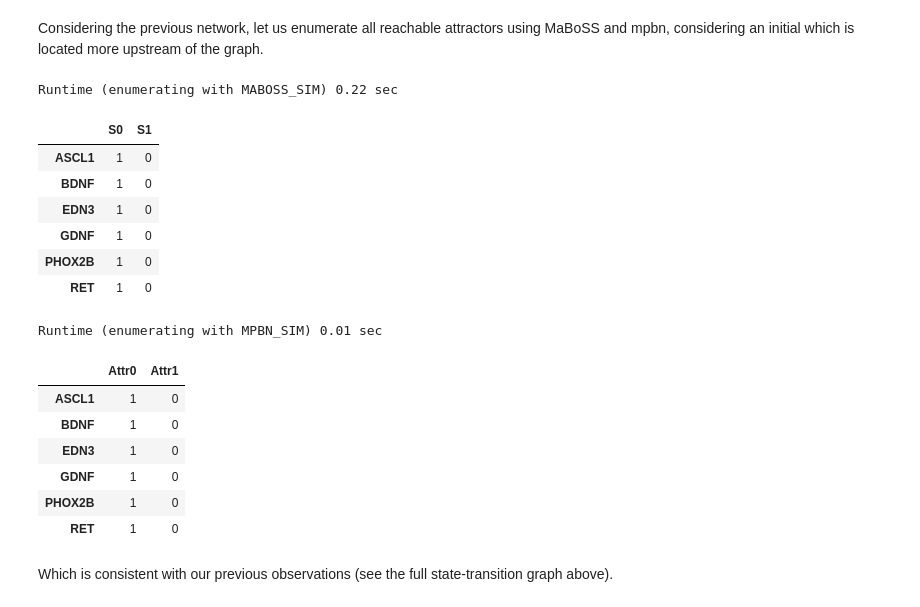
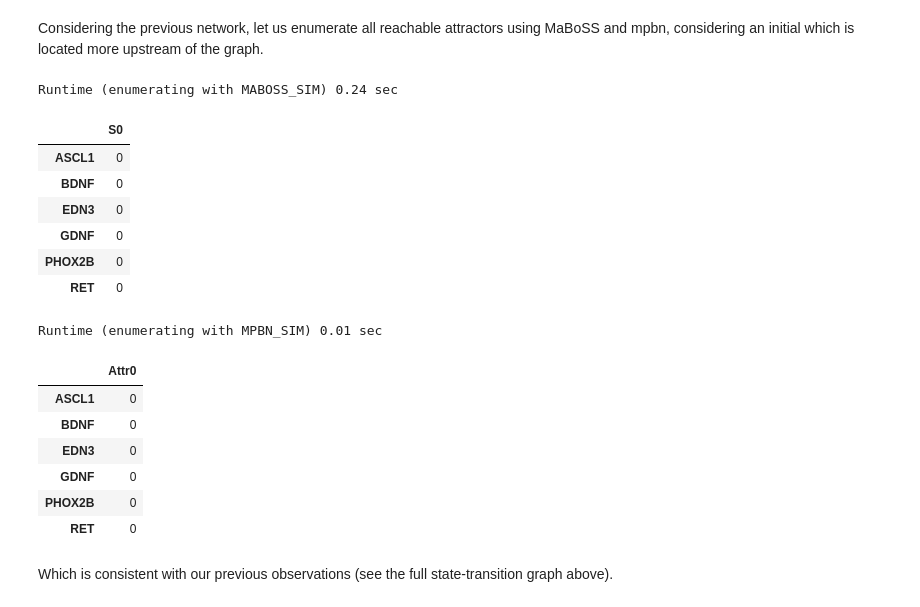
Before and after one commit to clreda/NORDic, a Jupyter notebook: notebooks/NORDic Network Simulations.ipynb, the cells around one changed output. Drawn from its saved outputs; the diff is of its cells as text; code cells hidden in the pictures.

```diff
--- a/notebooks/NORDic Network Simulations.ipynb
+++ b/notebooks/NORDic Network Simulations.ipynb
@@ -43,7 +43,7 @@ import mpbn
 
 net = mpbn.MPBooleanNetwork(mpbn.load(network_fname))
 x0 = net.zero() # consider initial state where all gene expression levels are set to 0...
-for g in ["ASCL1", "BDNF", "RET"]: #... except for ASCL1 and BDNF and RET
+for g in ['BDNF', 'EDN3']: #... except for 'BDNF' and 'EDN3'
     x0[g] = 1
 # %% [markdown]
 Using [mpbn](https://github.com/bnediction/mpbn), one can visualize the state-transition graph (i.e., states connected if one can go from one to the other by a single update step). Note that it can be **very** large and computationally expensive if the number of nodes is large
@@ -182,24 +182,24 @@ State 101111 is not reachable
 # %% [markdown]
 Considering the previous network, let us enumerate all reachable attractors using MaBoSS and mpbn, considering an initial which is located more upstream of the graph.
 # %%
-initial = pd.DataFrame([[1,0,1,0,1,0]], columns=[g for g in x0], index=["initial"]).T
+initial = pd.DataFrame(pd.Series(x0), columns=["initial"])
 nee = MABOSS_SIM(seednb,njobs)
 nee.update_network(network_fname, initial, verbose=False)
 start_time = time()
 nee.enumerate_attractors() ## enumerate all attractors
 print("Runtime (enumerating with MABOSS_SIM) %.2f sec" % (time()-start_time))
 nee.attrs
 # %% [output]
-Runtime (enumerating with MABOSS_SIM) 0.22 sec
+Runtime (enumerating with MABOSS_SIM) 0.24 sec
-|  | S0 | S1 |
-| ASCL1 | 1 | 0 |
-| BDNF | 1 | 0 |
-| EDN3 | 1 | 0 |
-| GDNF | 1 | 0 |
-| PHOX2B | 1 | 0 |
-| RET | 1 | 0 |
+|  | S0 |
+| ASCL1 | 0 |
+| BDNF | 0 |
+| EDN3 | 0 |
+| GDNF | 0 |
+| PHOX2B | 0 |
+| RET | 0 |
 # %%
-initial = pd.DataFrame([[1,0,1,0,1,0]], columns=[g for g in x0], index=["initial"]).T
+initial = pd.DataFrame(pd.Series(x0), columns=["initial"])
 nee = MPBN_SIM(seednb,njobs)
 nee.update_network(network_fname, initial, verbose=False)
 start_time = time()
@@ -208,13 +208,13 @@ print("Runtime (enumerating with MPBN_SIM) %.2f sec" % (time()-start_time))
 nee.attrs
 # %% [output]
 Runtime (enumerating with MPBN_SIM) 0.01 sec
-|  | Attr0 | Attr1 |
-| ASCL1 | 1 | 0 |
-| BDNF | 1 | 0 |
-| EDN3 | 1 | 0 |
-| GDNF | 1 | 0 |
-| PHOX2B | 1 | 0 |
-| RET | 1 | 0 |
+|  | Attr0 |
+| ASCL1 | 0 |
+| BDNF | 0 |
+| EDN3 | 0 |
+| GDNF | 0 |
+| PHOX2B | 0 |
+| RET | 0 |
 # %% [markdown]
 Which is consistent with our previous observations (see the full state-transition graph above).
 # %% [markdown]
```
Also changed, not shown: parts of 11 cells of this notebook, 3 other files.
